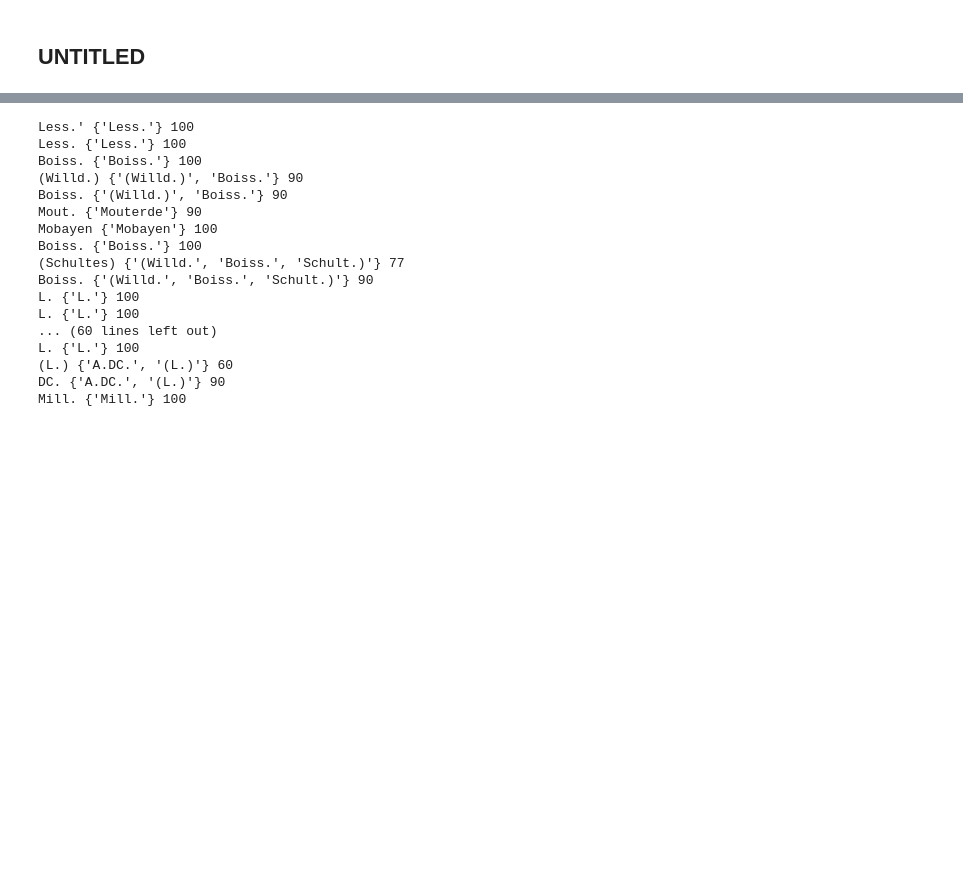
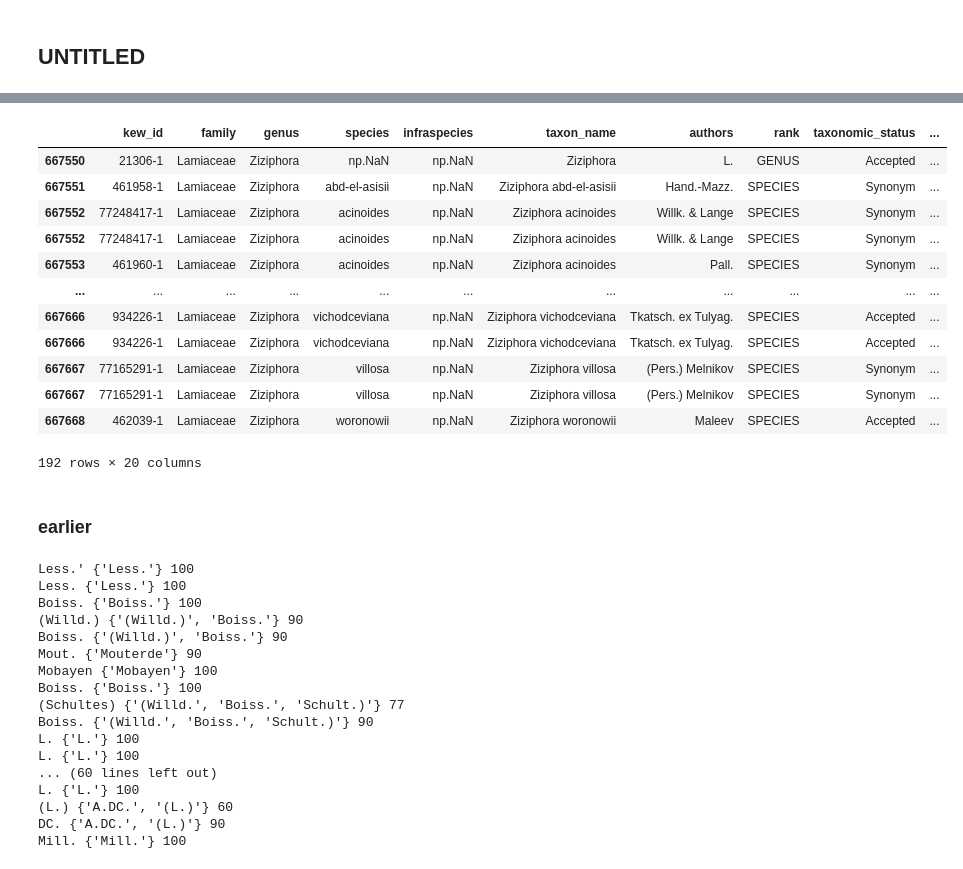
Before and after one commit to shidedh/UpdateFlora, a Jupyter notebook: fuzzy_code/author_fuzz_wcvp.ipynb, the cells around one changed output, grey strips where cells are left out. Cells and saved outputs as stored; diff of their text form; code cells hidden in the pictures; blank space fills up the shorter version.

```diff
--- a/fuzzy_code/author_fuzz_wcvp.ipynb
+++ b/fuzzy_code/author_fuzz_wcvp.ipynb
@@ -67,7 +67,7 @@ def process_wcvp(wcvp_df):
     wcvp_df['species'].replace(np.nan, 'np.NaN', inplace=True)
     wcvp_df['authors_set'] = wcvp_df['authors'].str.split(' ').apply(lambda x : get_set(x) - connectors)
     wcvp_df_explode = wcvp_df.explode('authors_set')
-    wcvp_df_explode['authors_set'] = wcvp_df_explode['authors_set'].apply(remove_prantheses) #to remove prantheses
+    wcvp_df_explode['authors_set_'] = wcvp_df_explode['authors_set'].apply(remove_prantheses) #to remove prantheses
     return wcvp_df_explode
 
 wcvp_df_explode = process_wcvp(wcvp_df)
@@ -93,3 +225,21 @@ vol3_explode = process_vols(vol3_df)"""
+# %%
+wcvp_df_explode[wcvp_df_explode['genus'] == 'Ziziphora']
+# %% [output]
+|  | kew_id | family | genus | species | infraspecies | taxon_name | authors | rank | taxonomic_status | ... |
+| 667550 | 21306-1 | Lamiaceae | Ziziphora | np.NaN | np.NaN | Ziziphora | L. | GENUS | Accepted | ... |
+| 667551 | 461958-1 | Lamiaceae | Ziziphora | abd-el-asisii | np.NaN | Ziziphora abd-el-asisii | Hand.-Mazz. | SPECIES | Synonym | ... |
+| 667552 | 77248417-1 | Lamiaceae | Ziziphora | acinoides | np.NaN | Ziziphora acinoides | Willk. & Lange | SPECIES | Synonym | ... |
+| 667552 | 77248417-1 | Lamiaceae | Ziziphora | acinoides | np.NaN | Ziziphora acinoides | Willk. & Lange | SPECIES | Synonym | ... |
+| 667553 | 461960-1 | Lamiaceae | Ziziphora | acinoides | np.NaN | Ziziphora acinoides | Pall. | SPECIES | Synonym | ... |
+| ... | ... | ... | ... | ... | ... | ... | ... | ... | ... | ... |
+| 667666 | 934226-1 | Lamiaceae | Ziziphora | vichodceviana | np.NaN | Ziziphora vichodceviana | Tkatsch. ex Tulyag. | SPECIES | Accepted | ... |
+| 667666 | 934226-1 | Lamiaceae | Ziziphora | vichodceviana | np.NaN | Ziziphora vichodceviana | Tkatsch. ex Tulyag. | SPECIES | Accepted | ... |
+| 667667 | 77165291-1 | Lamiaceae | Ziziphora | villosa | np.NaN | Ziziphora villosa | (Pers.) Melnikov | SPECIES | Synonym | ... |
+| 667667 | 77165291-1 | Lamiaceae | Ziziphora | villosa | np.NaN | Ziziphora villosa | (Pers.) Melnikov | SPECIES | Synonym | ... |
+| 667668 | 462039-1 | Lamiaceae | Ziziphora | woronowii | np.NaN | Ziziphora woronowii | Maleev | SPECIES | Accepted | ... |
+192 rows × 20 columns
+# %% [markdown]
+### earlier
 # %%
 def get_closest_match(r):
     m_author = r['mouterde_author']
```
Also changed, not shown: parts of 13 cells of this notebook.
